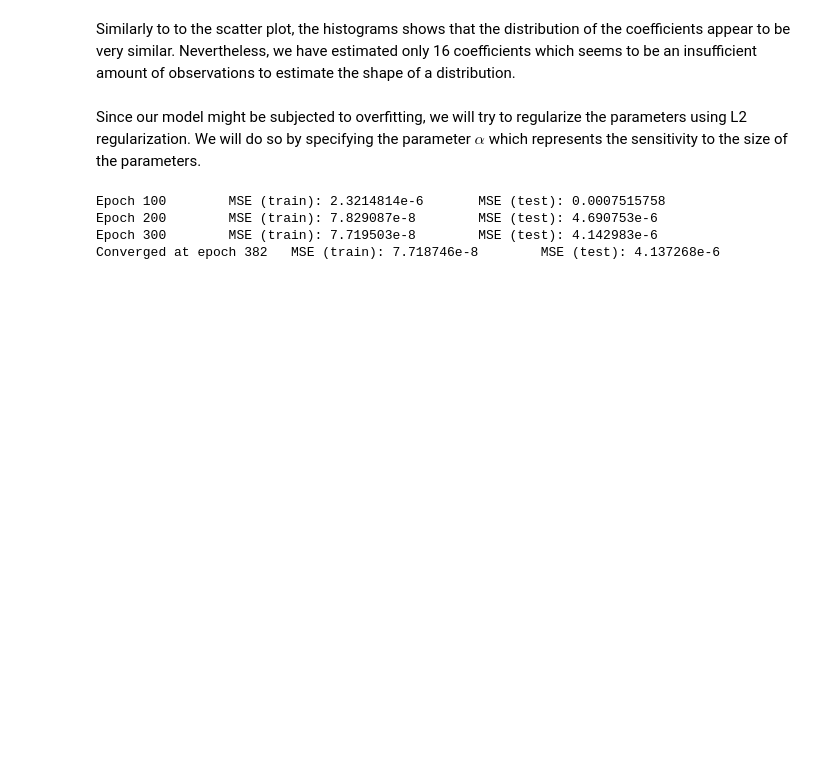
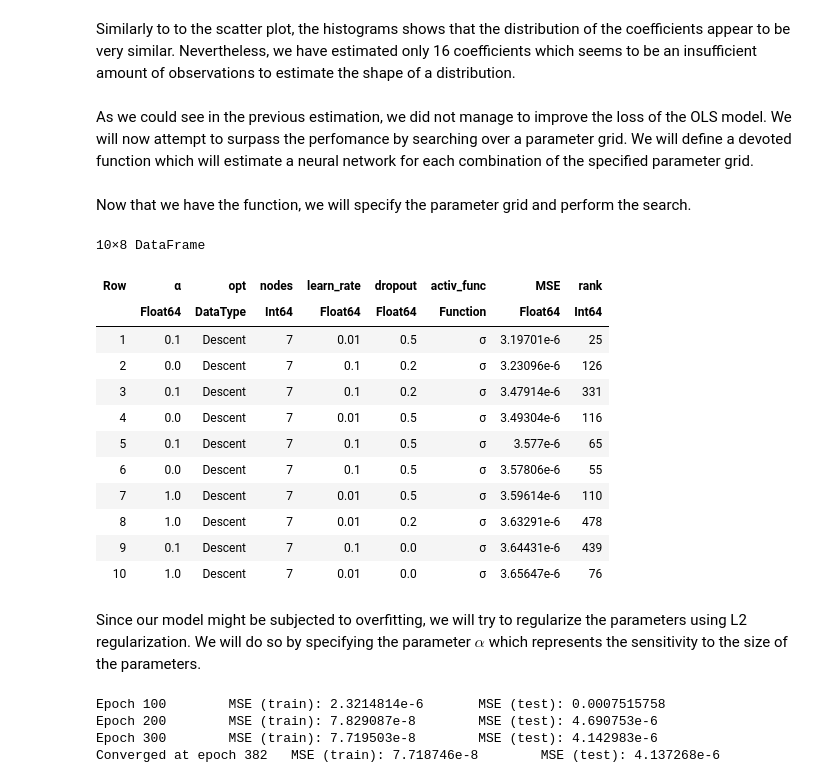
Before and after one commit to Matyas-Mattanelli/Financial-Econometrics-II, a Jupyter notebook: Project 1.ipynb, the cells around one changed output. Drawn from its saved outputs; the diff is of its cells as text; code cells hidden in the pictures; blank space fills up the shorter version.

Commit message:
Adding seeds and grid search

```diff
--- a/Project 1.ipynb
+++ b/Project 1.ipynb
@@ -588,5 +583,56 @@ Plots.histogram!(extract_params(NN_3), label = "Optimized", bins = 8, fillalpha
 # %% [markdown]
 Similarly to to the scatter plot, the histograms shows that the distribution of the coefficients appear to be very similar. Nevertheless, we have estimated only 16 coefficients which seems to be an insufficient amount of observations to estimate the shape of a distribution.
+# %% [markdown]
+As we could see in the previous estimation, we did not manage to improve the loss of the OLS model. We will now attempt to surpass the perfomance by searching over a parameter grid. We will define a devoted function which will estimate a neural network for each combination of the specified parameter grid.
+# %%
+#Define a function performing a grid search over a specified parameter grid
+function gridSearch(param_grid, X_train, y_train, X_test, y_test; verbose = true, return_best = false)
+    param_grid_keys = collect(keys(param_grid)) #Extract the names of the specified parameters
+    results = DataFrames.DataFrame(Iterators.product(values(param_grid)...)) #Construct a data frame from all combinations of the parameter grid
+    DataFrames.rename!(results, param_grid_keys)
+    results.MSE = zeros(size(results)[1]) #Specify an enmpty column for the mSE of each model
+    if return_best #In case we want the best model returned
+        models = Vector{Any}(undef, size(results)[1]) #Initialize an empty vector to store the models
+    end
+    for row in 1:size(results)[1] #Iterate over all possible combinations
+        model = train_NN(X_train, y_train, X_test, y_test; Dict(param_grid_keys[i] => results[row, i] for i in 1:length(param_grid_keys))..., return_inits = false, verbose = false) #Train a model with the specified parameters
+        if return_best
+            models[row] = model
+        end
+        results[row, :MSE] = Flux.Losses.mse(model(X_test), y_test)
+        if verbose
+            println("Iteration $row out of ", size(results)[1], " complete")
+        end
+    end
+    if return_best
+        return results, models[argmin(results.MSE)] #Return the final table along with the best model
+    else
+        return results #Otherwise return only the table of results
+    end
+end;
+# %% [markdown]
+Now that we have the function, we will specify the parameter grid and perform the search.
+# %%
+#Perform grid search (5m 29.7s)
+param_grid = Dict(:nodes => [3, 7, 10], :learn_rate => [0.001, 0.01, 0.1], :α => [0, 0.1, 1], :dropout => [0, 0.2, 0.5], :opt => [Flux.Descent, Flux.Adam], :activ_func => [Flux.relu, Flux.tanh, Flux.sigmoid]) #Specify the parameter grid
+gridsearch_res = gridSearch(param_grid, X_train, y_train, X_test, y_test);
+# %%
+#Show best 10 models
+DataFrames.sort(gridsearch_res, :MSE)[begin:10,:]
+# %% [output]
+10×8 DataFrame
+| Row | α | opt | nodes | learn_rate | dropout | activ_func | MSE | rank |
+|  | Float64 | DataType | Int64 | Float64 | Float64 | Function | Float64 | Int64 |
+| 1 | 0.1 | Descent | 7 | 0.01 | 0.5 | σ | 3.19701e-6 | 25 |
+| 2 | 0.0 | Descent | 7 | 0.1 | 0.2 | σ | 3.23096e-6 | 126 |
+| 3 | 0.1 | Descent | 7 | 0.1 | 0.2 | σ | 3.47914e-6 | 331 |
+| 4 | 0.0 | Descent | 7 | 0.01 | 0.5 | σ | 3.49304e-6 | 116 |
+| 5 | 0.1 | Descent | 7 | 0.1 | 0.5 | σ | 3.577e-6 | 65 |
+| 6 | 0.0 | Descent | 7 | 0.1 | 0.5 | σ | 3.57806e-6 | 55 |
+| 7 | 1.0 | Descent | 7 | 0.01 | 0.5 | σ | 3.59614e-6 | 110 |
+| 8 | 1.0 | Descent | 7 | 0.01 | 0.2 | σ | 3.63291e-6 | 478 |
+| 9 | 0.1 | Descent | 7 | 0.1 | 0.0 | σ | 3.64431e-6 | 439 |
+| 10 | 1.0 | Descent | 7 | 0.01 | 0.0 | σ | 3.65647e-6 | 76 |
 # %% [markdown]
 Since our model might be subjected to overfitting, we will try to regularize the parameters using L2 regularization. We will do so by specifying the parameter $\alpha$ which represents the sensitivity to the size of the parameters.
 # %%
```
Also changed, not shown: parts of 15 cells of this notebook.
